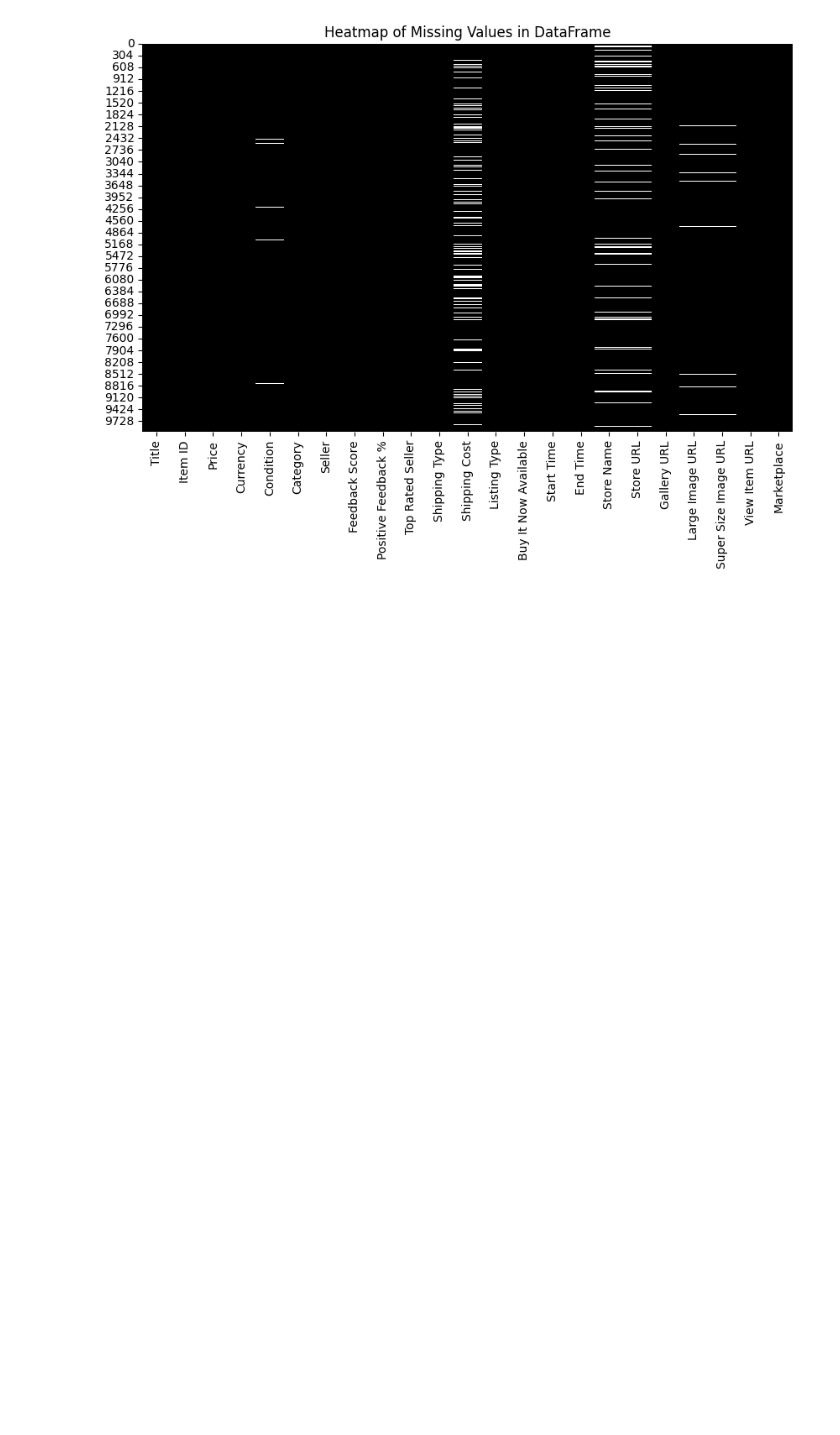
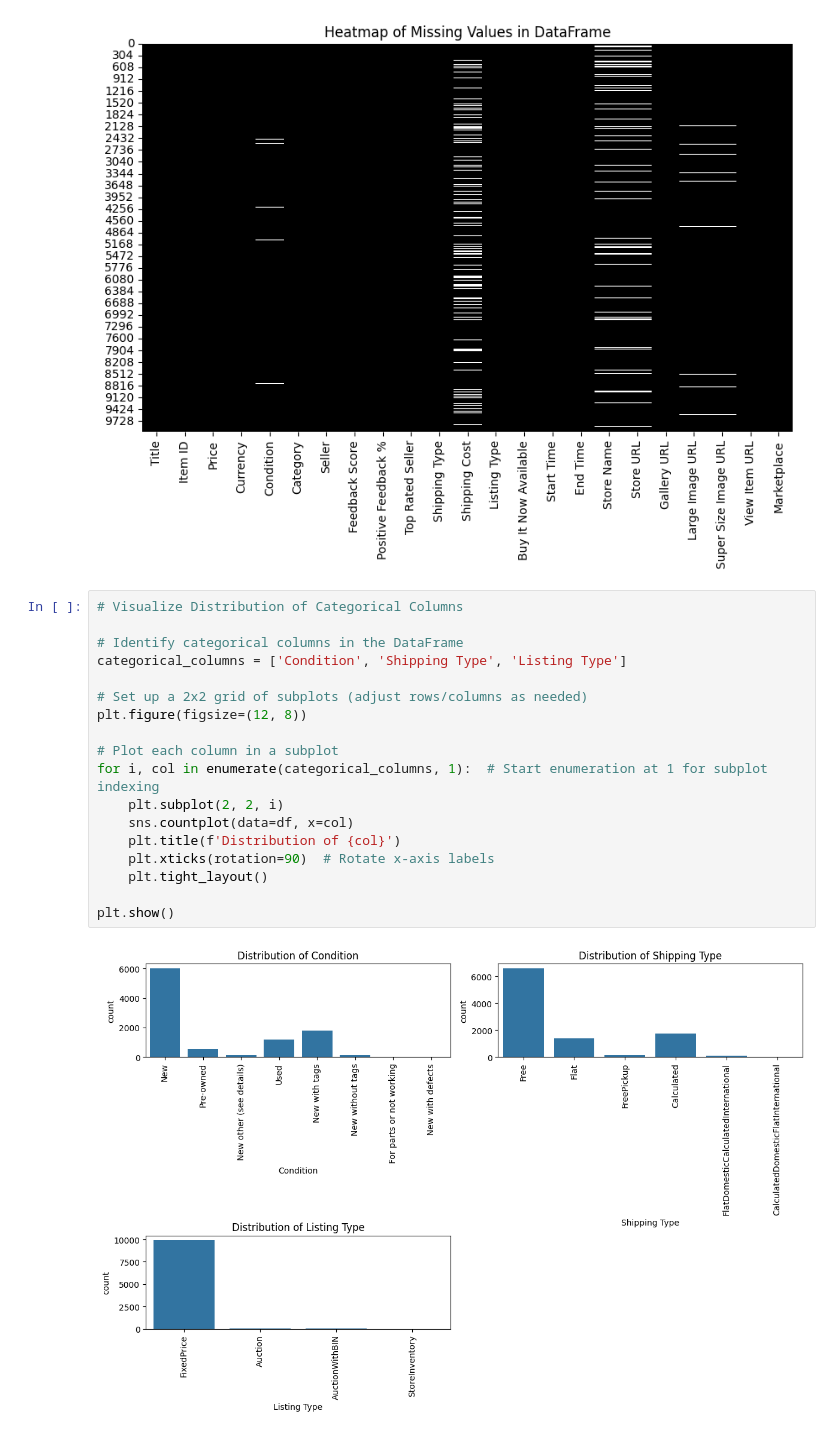
Before and after one commit to ricardotassio/price-smart-api, a Jupyter notebook: insights/ebay_data_insights_v1.ipynb, the cells around one changed output. Drawn from its saved outputs; the diff is of its cells as text; blank space fills up the shorter version.

```diff
--- a/insights/ebay_data_insights_v1.ipynb
+++ b/insights/ebay_data_insights_v1.ipynb
@@ -92,3 +92,23 @@ plt.title('Heatmap of Missing Values in DataFrame')
 plt.show()
 # %% [output]
 [figure]
+# %%
+# Visualize Distribution of Categorical Columns
+
+# Identify categorical columns in the DataFrame
+categorical_columns = ['Condition', 'Shipping Type', 'Listing Type']
+
+# Set up a 2x2 grid of subplots (adjust rows/columns as needed)
+plt.figure(figsize=(12, 8))
+
+# Plot each column in a subplot
+for i, col in enumerate(categorical_columns, 1):  # Start enumeration at 1 for subplot indexing
+    plt.subplot(2, 2, i)
+    sns.countplot(data=df, x=col)
+    plt.title(f'Distribution of {col}')
+    plt.xticks(rotation=90)  # Rotate x-axis labels
+    plt.tight_layout()
+
+plt.show()
+# %% [output]
+[figure, added]
```
Also changed, not shown: parts of 16 cells of this notebook, 3 other files.
